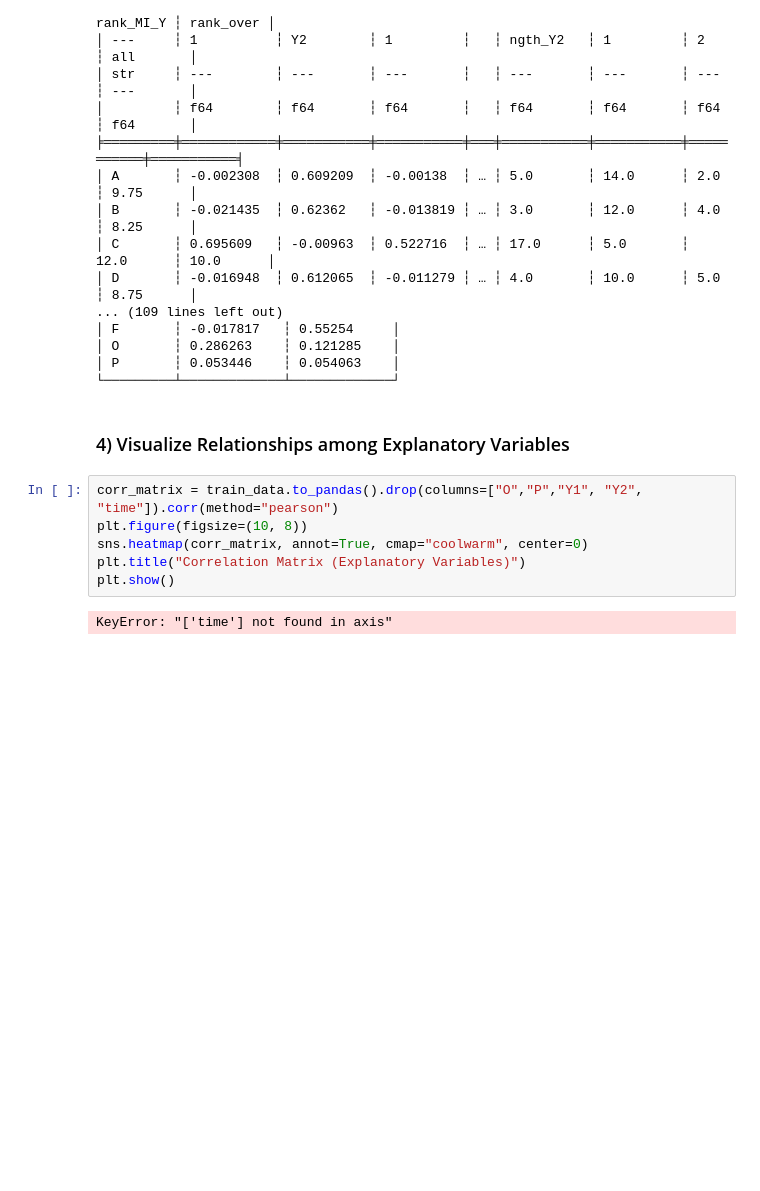
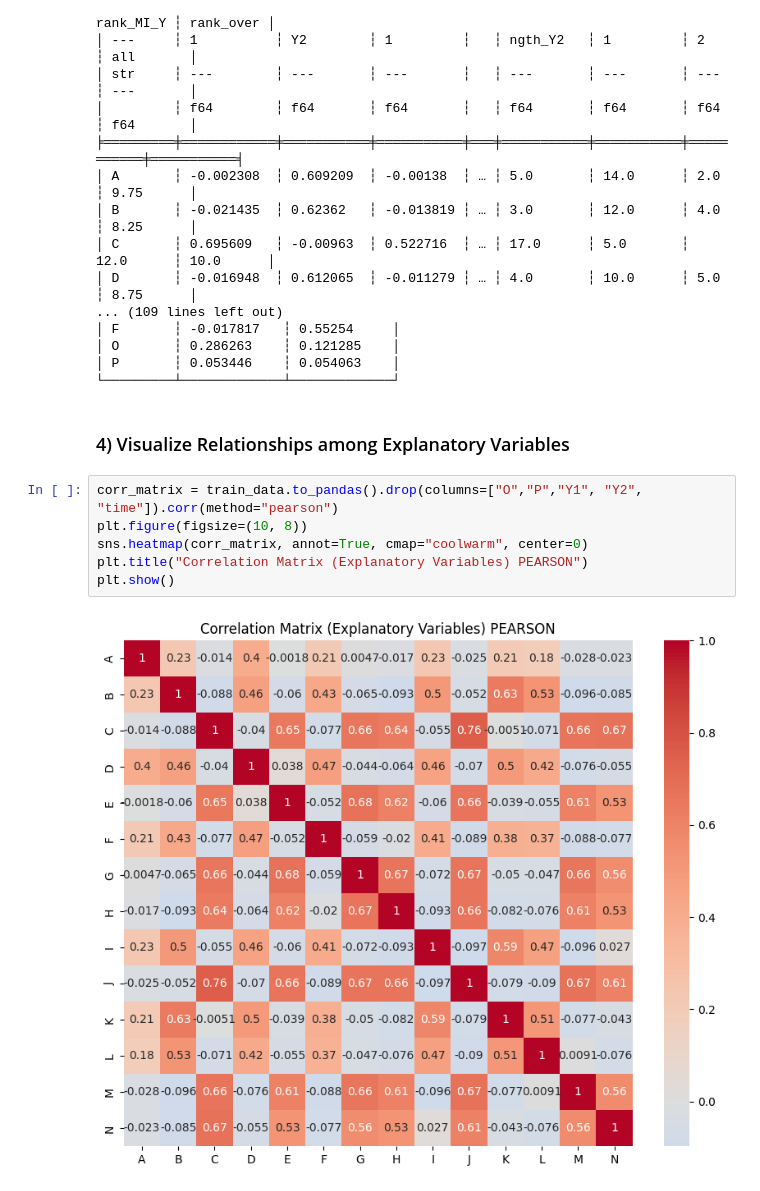
Before and after one commit to maurosuetta/quantchallenge-starter, a Jupyter notebook: research/complete_research.ipynb, the cells around one changed output. Cells and saved outputs as stored; diff of their text form; blank space fills up the shorter version.

```diff
--- a/research/complete_research.ipynb
+++ b/research/complete_research.ipynb
@@ -309,8 +313,8 @@ shape: (18, 12)
 # %%
 corr_matrix = train_data.to_pandas().drop(columns=["O","P","Y1", "Y2", "time"]).corr(method="pearson")
 plt.figure(figsize=(10, 8))
 sns.heatmap(corr_matrix, annot=True, cmap="coolwarm", center=0)
-plt.title("Correlation Matrix (Explanatory Variables)")
+plt.title("Correlation Matrix (Explanatory Variables) PEARSON")
 plt.show()
 # %% [output]
-KeyError: "['time'] not found in axis"
+[figure, added]
```
Also changed, not shown: parts of 21 cells of this notebook.
